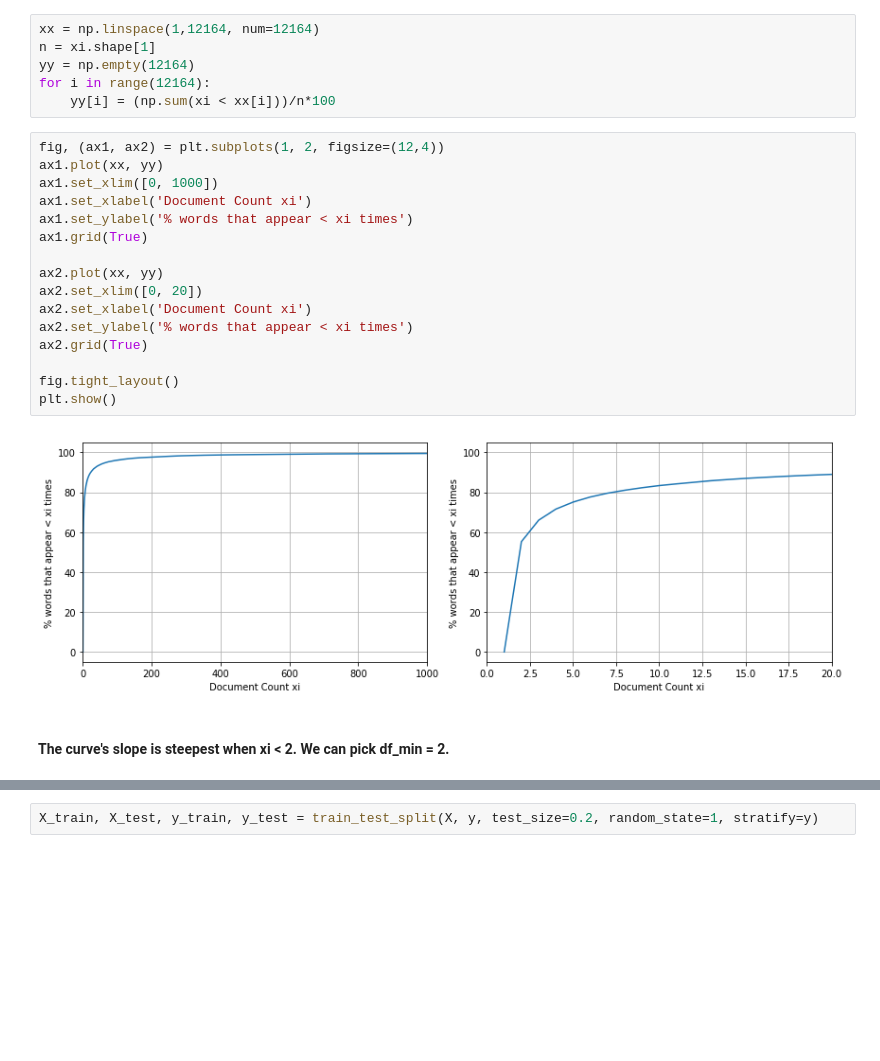
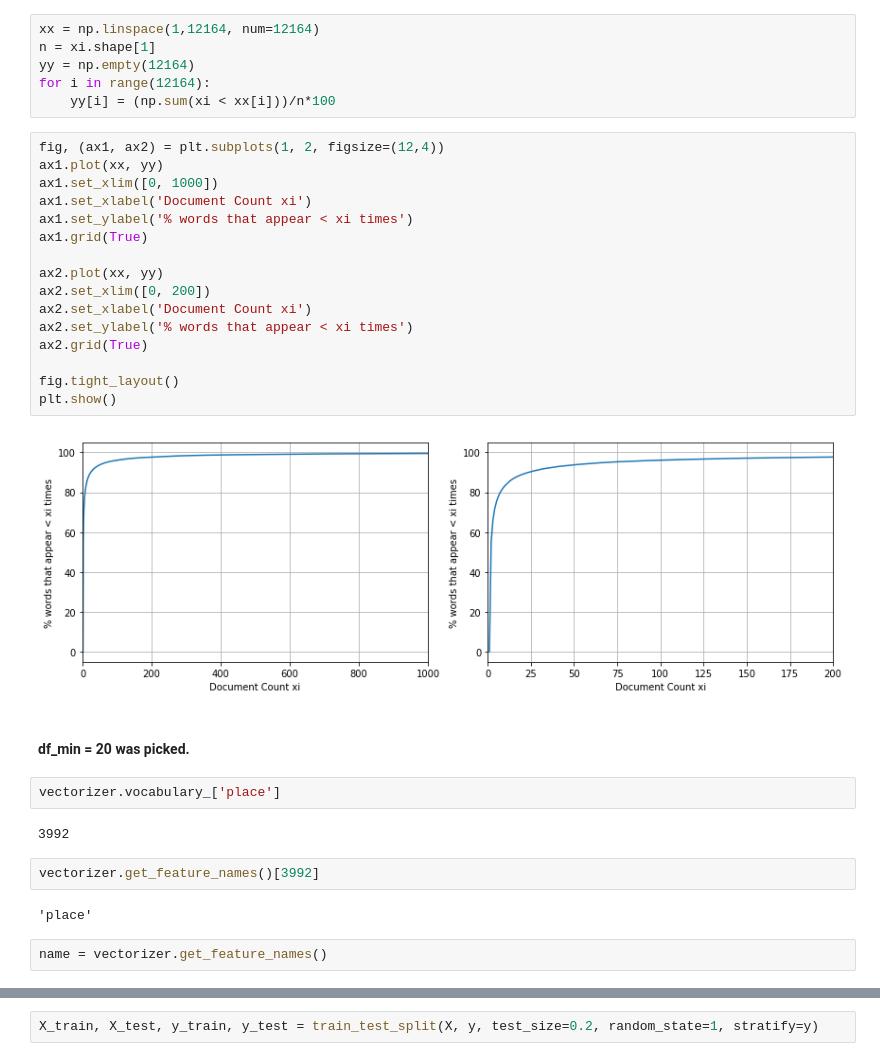
Before and after one commit to forheart81/Data-Science, a Jupyter notebook: Sentiment Analysis of the Yelp Reviews.ipynb, the cells around one changed output, grey strips where cells are left out. Drawn from its saved outputs; the diff is of its cells as text; blank space fills up the shorter version.

```diff
--- a/Sentiment Analysis of the Yelp Reviews.ipynb
+++ b/Sentiment Analysis of the Yelp Reviews.ipynb
@@ -353,20 +355,30 @@ for i in range(12164):
 # %%
 fig, (ax1, ax2) = plt.subplots(1, 2, figsize=(12,4))
 ax1.plot(xx, yy)
 ax1.set_xlim([0, 1000])
 ax1.set_xlabel('Document Count xi')
 ax1.set_ylabel('% words that appear < xi times')
 ax1.grid(True)
 
 ax2.plot(xx, yy)
-ax2.set_xlim([0, 20])
+ax2.set_xlim([0, 200])
 ax2.set_xlabel('Document Count xi')
 ax2.set_ylabel('% words that appear < xi times')
 ax2.grid(True)
 
 fig.tight_layout()
 plt.show()
 # %% [output]
-[figure, old version]
+[figure, new version]
-# %% [markdown]
-#### The curve's slope is steepest when xi < 2. We can pick df_min = 2.
+# %% [markdown]
+#### df_min = 20 was picked.
+# %%
+vectorizer.vocabulary_['place']
+# %% [output]
+3992
+# %%
+vectorizer.get_feature_names()[3992]
+# %% [output]
+'place'
+# %%
+name = vectorizer.get_feature_names()
```
Also changed, not shown: parts of 62 cells of this notebook.
